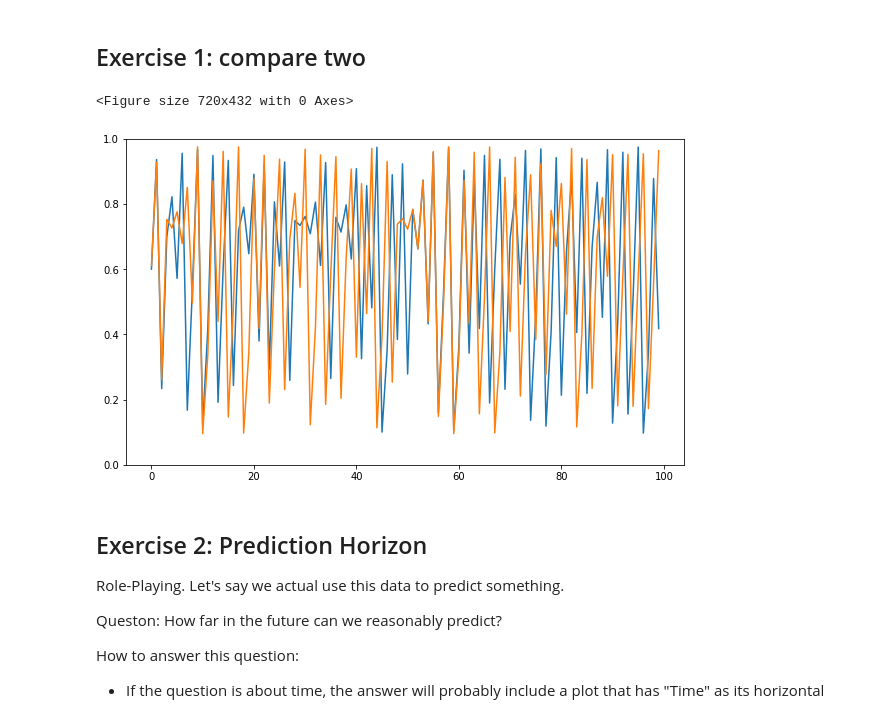
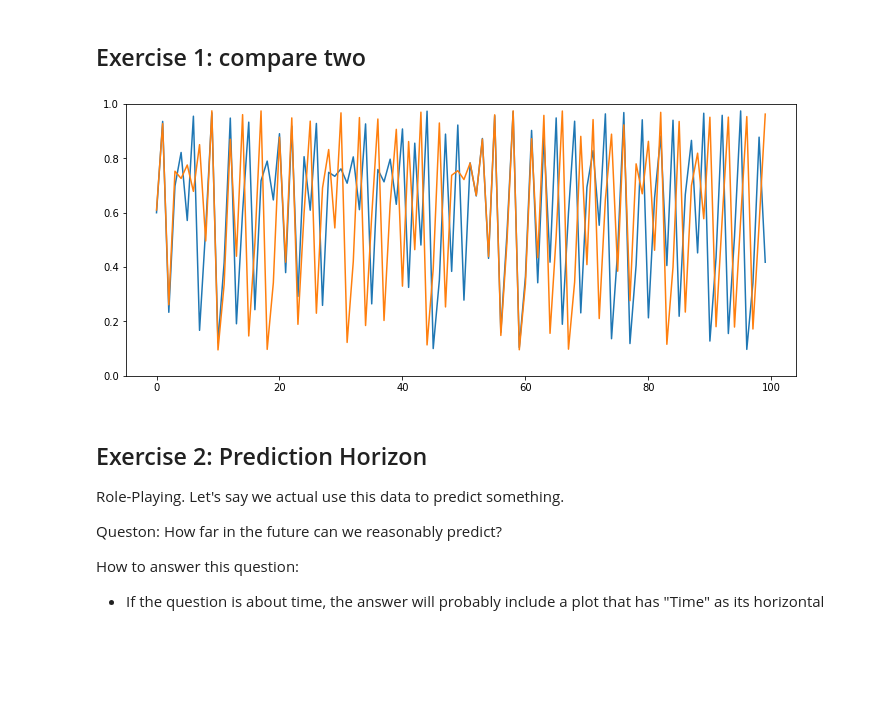
Before and after one commit to JackieLerman/CompBio, a Jupyter notebook: 034_Butterfly_Effect.ipynb, the cells around one changed output. Saved outputs shown, nothing was run; the diff lists cells and outputs as text; code cells hidden in the pictures; blank space fills up the shorter version.

```diff
--- a/034_Butterfly_Effect.ipynb
+++ b/034_Butterfly_Effect.ipynb
@@ -6,26 +6,24 @@ import matplotlib.pyplot as plt
 # %%
 nsteps = 100  #Number of steps in our lil simulation
 x = np.zeros(nsteps)  #Number of bacteria at every step
 x[0] = 0.6              #The Original population size
 steps = [0.6,0.61]
 r = 3.9            #Rate of population change (babies - death)
-fig1 = plt.figure(figsize = (10,6));
+fig1 = plt.figure(figsize = (12,5));
 
-fig = plt.figure(figsize = (10,6));
 
 for x[0] in steps:
 
 
     for i in range (1,nsteps):
         x[i] = r*x[i-1] *(1-x[i-1])
 
 
     plt.plot(x);
 
 plt.ylim(0,1); #Force y-axis to be between 0 and 1
 # %% [output]
-<Figure size 720x432 with 0 Axes>
-[figure, old version]
+[figure, new version]
 # %% [markdown]
 ## Exercise 2: Prediction Horizon
 
```
Also changed, not shown: parts of 4 cells of this notebook, 2 other files.
